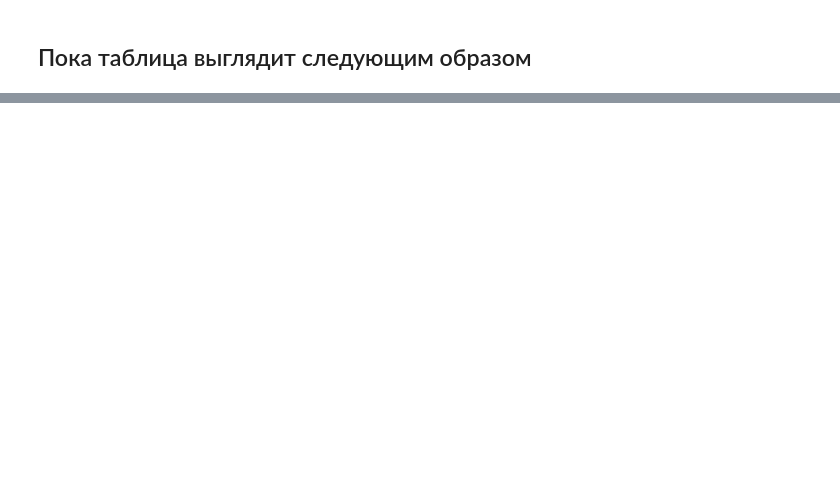
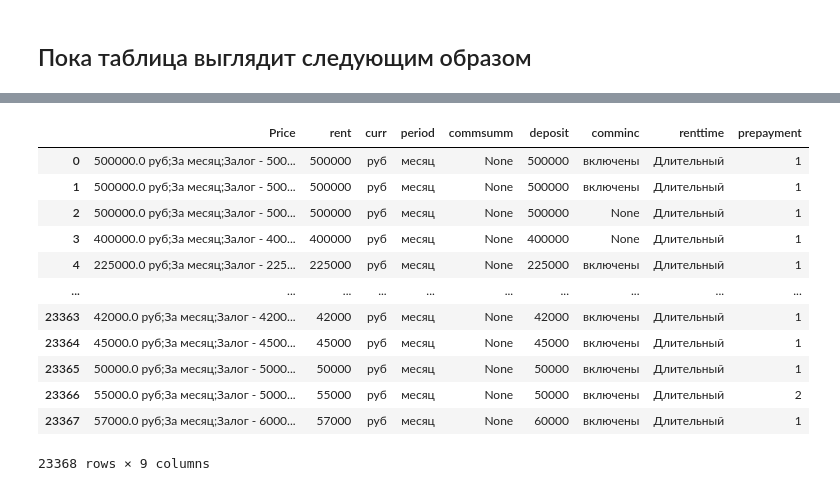
Before and after one commit to kolaz92/FlatPrices, a Jupyter notebook: preprocessing.ipynb, the cells around one changed output, grey strips where cells are left out. Saved outputs shown, nothing was run; the diff lists cells and outputs as text; code cells hidden in the pictures; blank space fills up the shorter version.

```diff
--- a/preprocessing.ipynb
+++ b/preprocessing.ipynb
@@ -64,0 +59,4 @@ KeyError: 'Дом'
+# %%
+pd.set_option('display.max_colwidth',None)
+flats['Price'] = flats['Price'].str.split(r'\.?,|\./|/').map(lambda x: ';'.join(map(str.strip, x)) + ';')
+flats['Price'].head(10)
@@ -64,0 +75,21 @@ KeyError: 'Дом'
+# %%
+def rg(x):
+    return re.search(r'(?P<rent>\d+)\.\d (?P<curr>.+?);За (?P<period>\w+);(Сумма коммунальных платежей - (?P<commsumm>\d+\.\d) \2;)?(Залог - (?P<deposit>\d+) \2;)?(Коммунальные услуги (?P<comminc>\w+);)?(Срок аренды - (?P<renttime>.+?);)?(Предоплата (?P<prepayment>\d+) мес;)?',x).groupdict()
+Price = flats['Price'].map(rg)
+Price = pd.DataFrame(Price.to_list())
+Price = pd.concat([flats['Price'], Price],axis=1)
+Price
+# %% [output]
+|  | Price | rent | curr | period | commsumm | deposit | comminc | renttime | prepayment |
+| 0 | 500000.0 руб;За месяц;Залог - 500... | 500000 | руб | месяц | None | 500000 | включены | Длительный | 1 |
+| 1 | 500000.0 руб;За месяц;Залог - 500... | 500000 | руб | месяц | None | 500000 | включены | Длительный | 1 |
+| 2 | 500000.0 руб;За месяц;Залог - 500... | 500000 | руб | месяц | None | 500000 | None | Длительный | 1 |
+| 3 | 400000.0 руб;За месяц;Залог - 400... | 400000 | руб | месяц | None | 400000 | None | Длительный | 1 |
+| 4 | 225000.0 руб;За месяц;Залог - 225... | 225000 | руб | месяц | None | 225000 | включены | Длительный | 1 |
+| ... | ... | ... | ... | ... | ... | ... | ... | ... | ... |
+| 23363 | 42000.0 руб;За месяц;Залог - 4200... | 42000 | руб | месяц | None | 42000 | включены | Длительный | 1 |
+| 23364 | 45000.0 руб;За месяц;Залог - 4500... | 45000 | руб | месяц | None | 45000 | включены | Длительный | 1 |
+| 23365 | 50000.0 руб;За месяц;Залог - 5000... | 50000 | руб | месяц | None | 50000 | включены | Длительный | 1 |
+| 23366 | 55000.0 руб;За месяц;Залог - 5000... | 55000 | руб | месяц | None | 50000 | включены | Длительный | 2 |
+| 23367 | 57000.0 руб;За месяц;Залог - 6000... | 57000 | руб | месяц | None | 60000 | включены | Длительный | 1 |
+23368 rows × 9 columns
```
Also changed, not shown: parts of 5 cells of this notebook.
